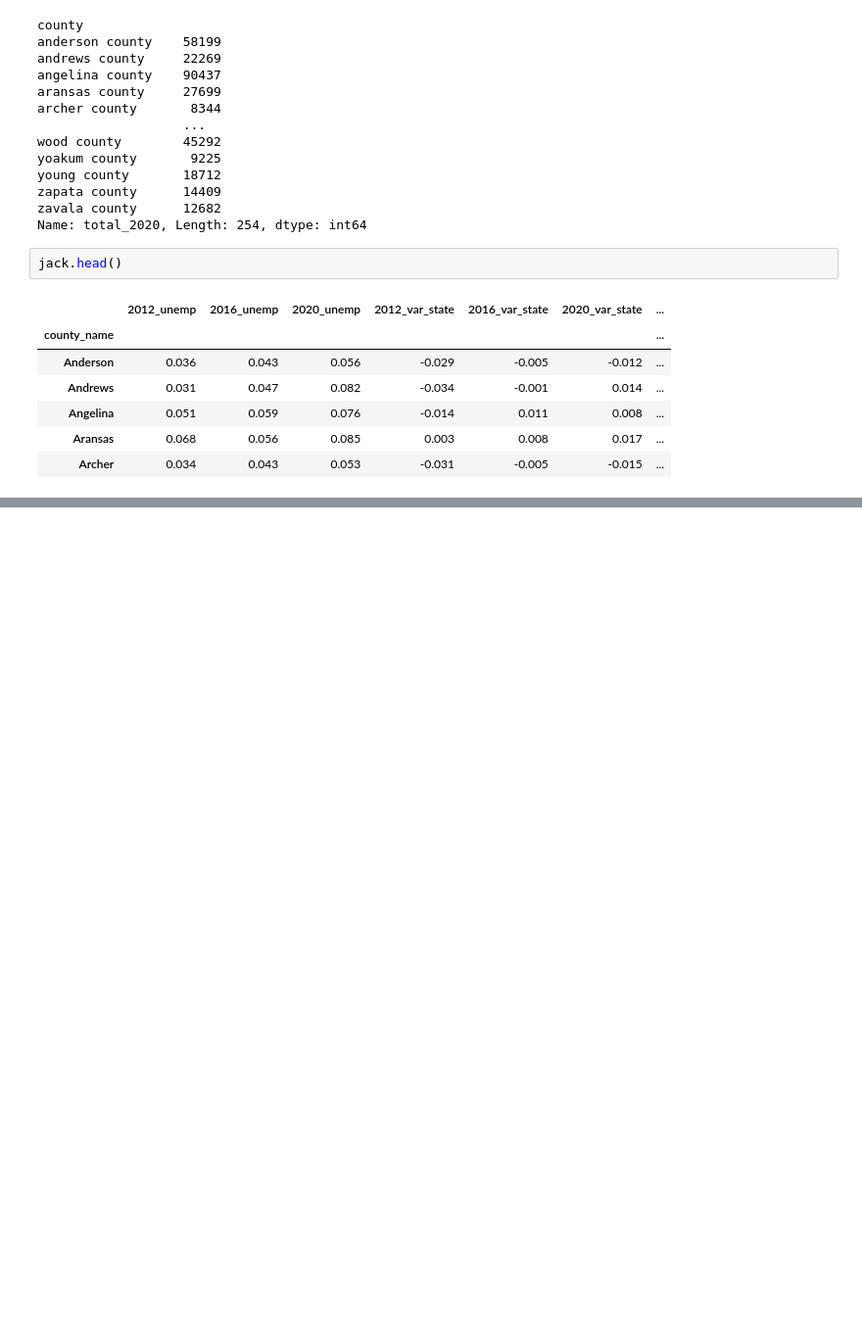
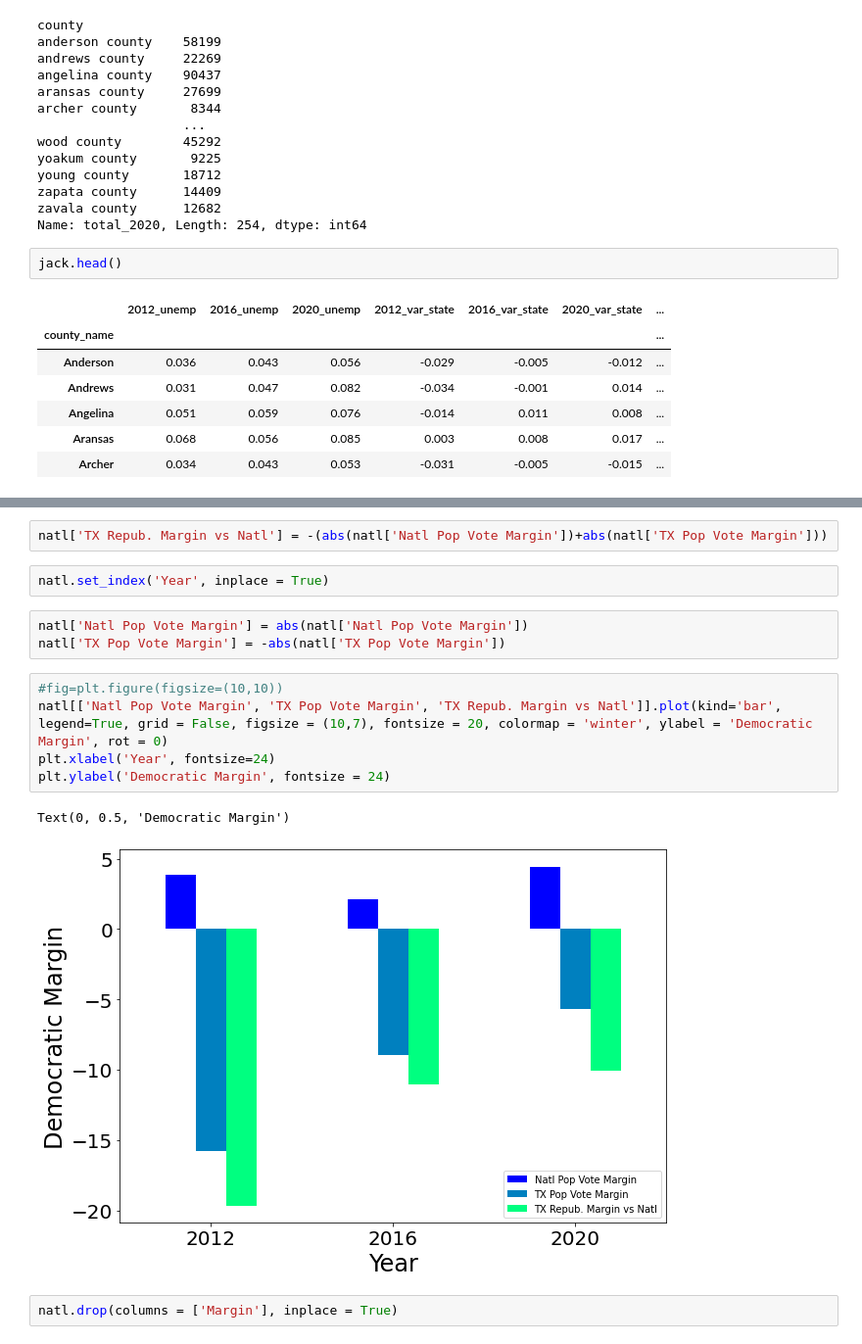
Before and after one commit to yae-sushi/Texas-General-Election-Preds, a Jupyter notebook: Jack-EDA.ipynb, the cells around one changed output, grey strips where cells are left out. Shown: that part at 98% size. Cells and saved outputs as stored; diff of their text form; blank space fills up the shorter version.

```diff
--- a/Jack-EDA.ipynb
+++ b/Jack-EDA.ipynb
@@ -54,0 +101,17 @@ df.isna().sum().sort_values(ascending = False)
+# %%
+natl['TX Repub. Margin vs Natl'] = -(abs(natl['Natl Pop Vote Margin'])+abs(natl['TX Pop Vote Margin']))
+# %%
+natl.set_index('Year', inplace = True)
+# %%
+natl['Natl Pop Vote Margin'] = abs(natl['Natl Pop Vote Margin'])
+natl['TX Pop Vote Margin'] = -abs(natl['TX Pop Vote Margin'])
+# %%
+#fig=plt.figure(figsize=(10,10))
+natl[['Natl Pop Vote Margin', 'TX Pop Vote Margin', 'TX Repub. Margin vs Natl']].plot(kind='bar', legend=True, grid = False, figsize = (10,7), fontsize = 20, colormap = 'winter', ylabel = 'Democratic Margin', rot = 0)
+plt.xlabel('Year', fontsize=24)
+plt.ylabel('Democratic Margin', fontsize = 24)
+# %% [output]
+Text(0, 0.5, 'Democratic Margin')
+[figure, added]
+# %%
+natl.drop(columns = ['Margin'], inplace = True)
```
Also changed, not shown: parts of 20 cells of this notebook, 3 other files.
